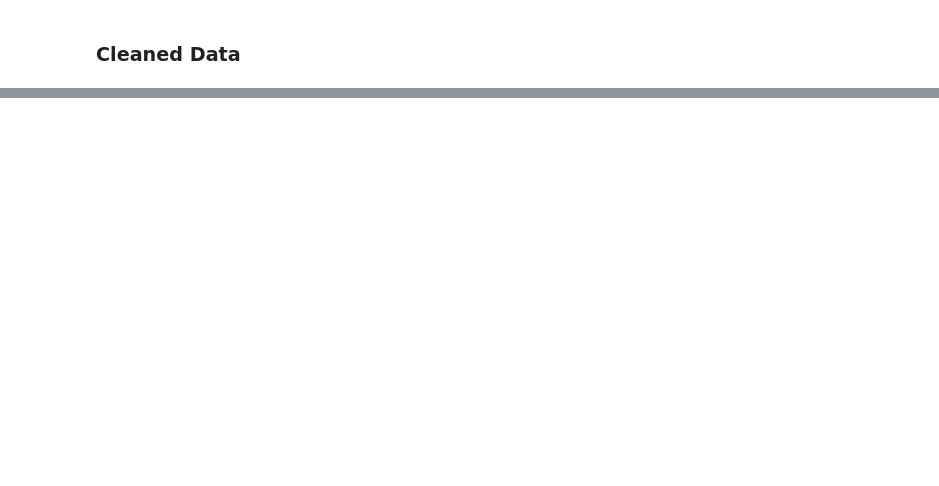
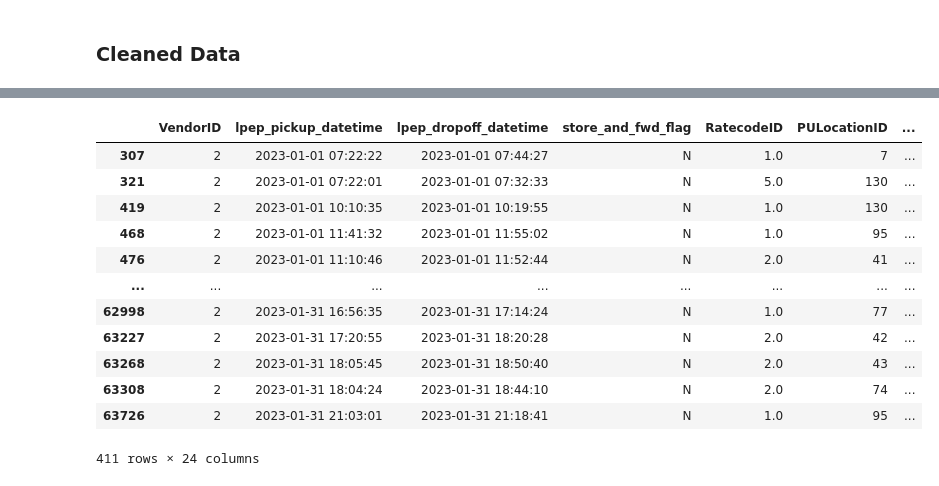
Before and after one commit to Meowstronot/New-York-City-TLC-Trip-Analyst, a Jupyter notebook: New York City TLC Trip.ipynb, the cells around one changed output, grey strips where cells are left out. Cells and saved outputs as stored; diff of their text form; code cells hidden in the pictures; blank space fills up the shorter version.

```diff
--- a/New York City TLC Trip.ipynb
+++ b/New York City TLC Trip.ipynb
@@ -435,0 +570,16 @@ NewDesc
+# %%
+df[df["Drop Zone"]=="JFK Airport"]
+# %% [output]
+|  | VendorID | lpep_pickup_datetime | lpep_dropoff_datetime | store_and_fwd_flag | RatecodeID | PULocationID | ... |
+| 307 | 2 | 2023-01-01 07:22:22 | 2023-01-01 07:44:27 | N | 1.0 | 7 | ... |
+| 321 | 2 | 2023-01-01 07:22:01 | 2023-01-01 07:32:33 | N | 5.0 | 130 | ... |
+| 419 | 2 | 2023-01-01 10:10:35 | 2023-01-01 10:19:55 | N | 1.0 | 130 | ... |
+| 468 | 2 | 2023-01-01 11:41:32 | 2023-01-01 11:55:02 | N | 1.0 | 95 | ... |
+| 476 | 2 | 2023-01-01 11:10:46 | 2023-01-01 11:52:44 | N | 2.0 | 41 | ... |
+| ... | ... | ... | ... | ... | ... | ... | ... |
+| 62998 | 2 | 2023-01-31 16:56:35 | 2023-01-31 17:14:24 | N | 1.0 | 77 | ... |
+| 63227 | 2 | 2023-01-31 17:20:55 | 2023-01-31 18:20:28 | N | 2.0 | 42 | ... |
+| 63268 | 2 | 2023-01-31 18:05:45 | 2023-01-31 18:50:40 | N | 2.0 | 43 | ... |
+| 63308 | 2 | 2023-01-31 18:04:24 | 2023-01-31 18:44:10 | N | 2.0 | 74 | ... |
+| 63726 | 2 | 2023-01-31 21:03:01 | 2023-01-31 21:18:41 | N | 1.0 | 95 | ... |
+411 rows × 24 columns
```
Also changed, not shown: parts of 28 cells of this notebook, 1 other file.
